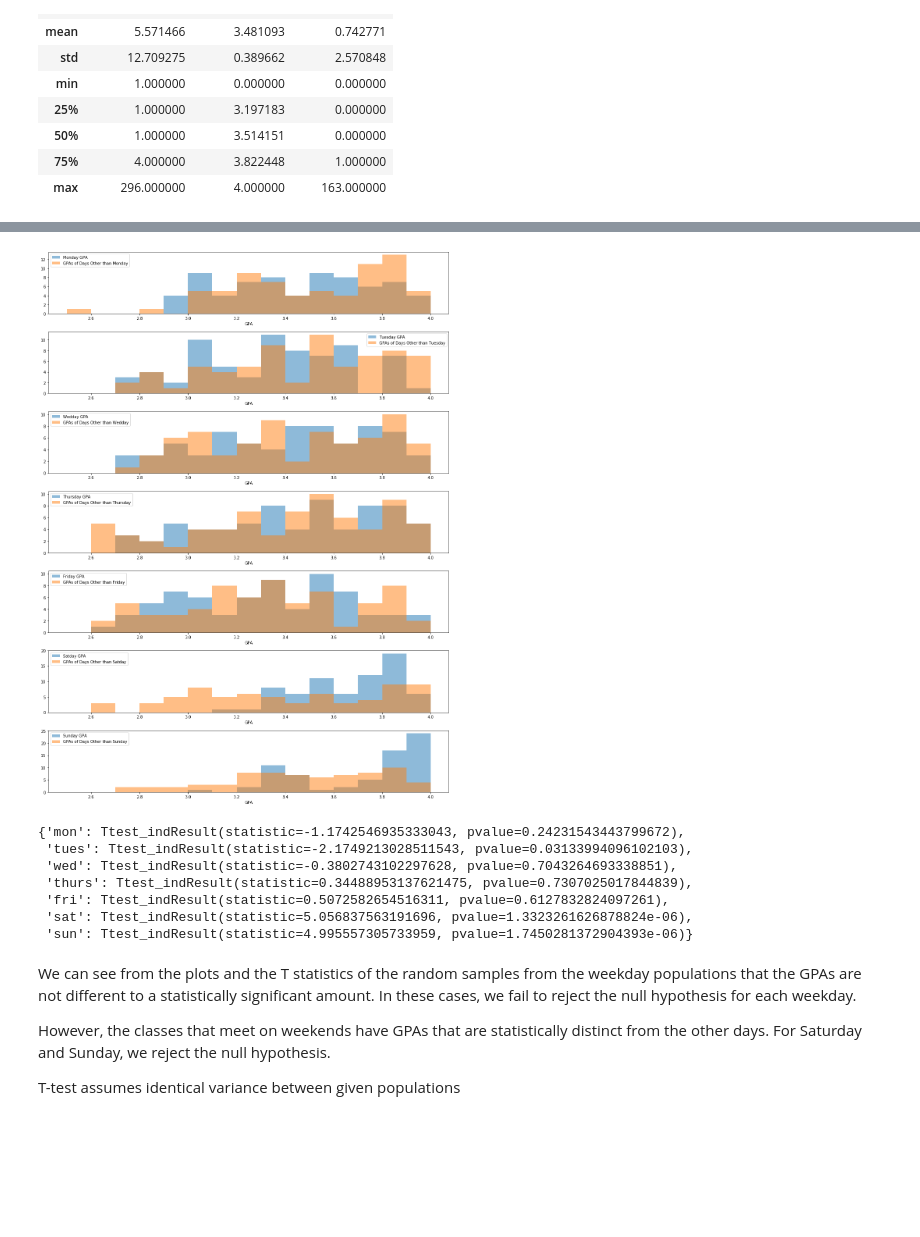
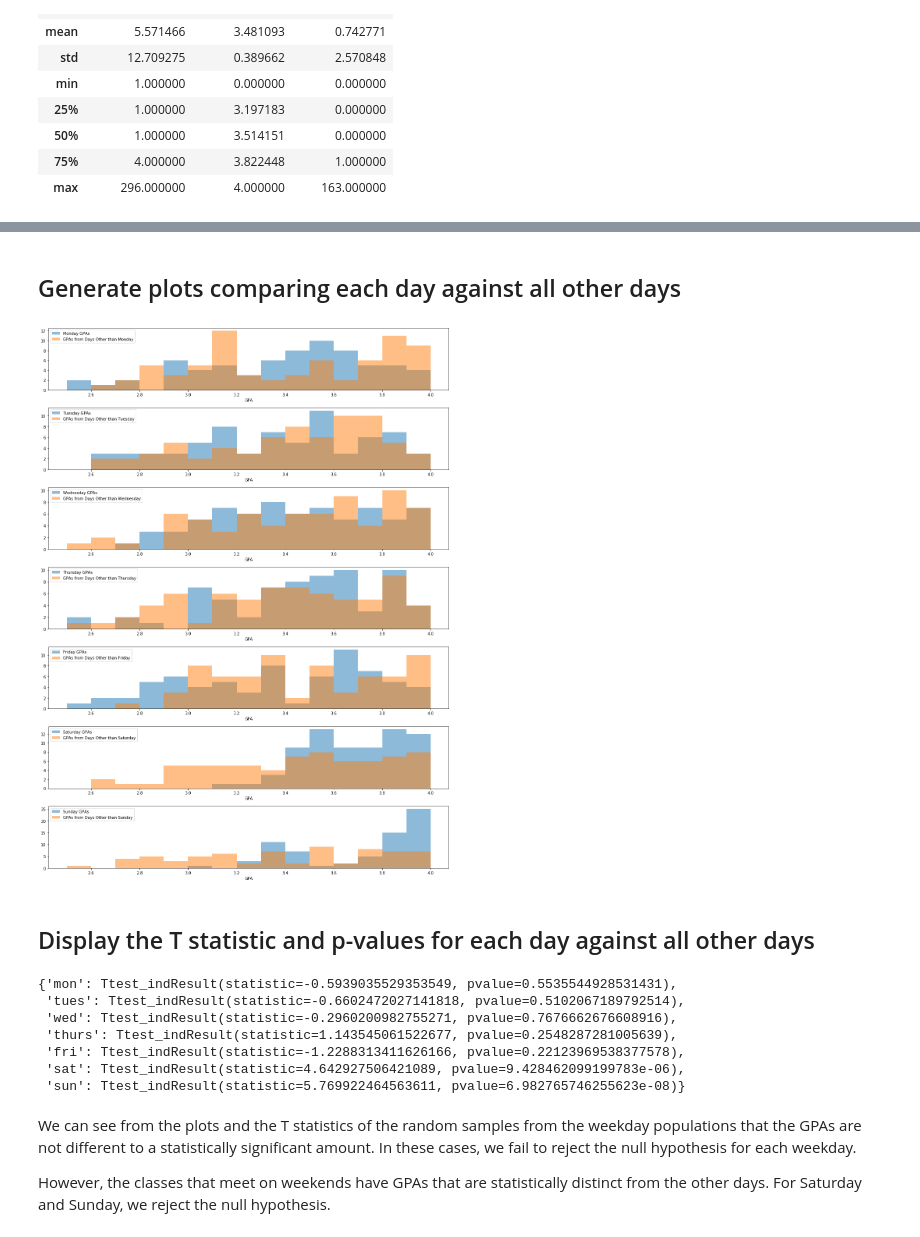
Before and after one commit to allisonhonold/uw_madison_courses_grades, a Jupyter notebook: days_of_week_gpas.ipynb, the cells around one changed output, grey strips where cells are left out. Saved outputs shown, nothing was run; the diff lists cells and outputs as text; code cells hidden in the pictures; blank space fills up the shorter version.

```diff
--- a/days_of_week_gpas.ipynb
+++ b/days_of_week_gpas.ipynb
@@ -69,4 +85,6 @@ for day in days:
     not_day_df = all_days_df.loc[all_days_df[str(day)] != 'true', 'section_gpa']
     not_day_choice = np.random.choice(not_day_df, size=70, replace=False)
     gpas.append({"day": day_choice, "not_day": not_day_choice})
-    p_vals[str(day)] = stats.ttest_ind(day_choice, not_day_choice)
+    p_vals[str(day)] = stats.ttest_ind(day_choice, not_day_choice, equal_var=False)
+# %% [markdown]
+## Generate plots comparing each day against all other days
@@ -73,31 +93,31 @@ for day in days:
 # %%
 fig, ax = plt.subplots(nrows=7, ncols=1, figsize=(15,20))
 
 counter = 0
 
 for row in range(ax.shape[0]):
-    ax[row].hist(gpas[counter]["day"], alpha=0.5, bins=15, range=(2.5, 4.0), label=f'{days[counter].capitalize()}day GPA')
-    ax[row].hist(gpas[counter]["not_day"], alpha=0.5, bins=15, range=(2.5, 4.0), label=f'GPAs of Days Other than {days[counter].capitalize()}day')
+    ax[row].hist(gpas[counter]["day"], alpha=0.5, bins=15, range=(2.5, 4.0), label=f'{full_days[counter]} GPAs')
+    ax[row].hist(gpas[counter]["not_day"], alpha=0.5, bins=15, range=(2.5, 4.0), label=f'GPAs from Days Other than {full_days[counter]}')
     ax[row].legend()
     ax[row].set_xlabel('GPA');
     counter += 1
 
 fig.tight_layout()
 # %% [output]
-[figure, old version]
+[figure, new version]
+# %% [markdown]
+## Display the T statistic and p-values for each day against all other days
 # %%
 p_vals
 # %% [output]
-{'mon': Ttest_indResult(statistic=-1.1742546935333043, pvalue=0.24231543443799672),
- 'tues': Ttest_indResult(statistic=-2.1749213028511543, pvalue=0.03133994096102103),
- 'wed': Ttest_indResult(statistic=-0.3802743102297628, pvalue=0.7043264693338851),
- 'thurs': Ttest_indResult(statistic=0.34488953137621475, pvalue=0.7307025017844839),
- 'fri': Ttest_indResult(statistic=0.5072582654516311, pvalue=0.6127832824097261),
- 'sat': Ttest_indResult(statistic=5.056837563191696, pvalue=1.3323261626878824e-06),
- 'sun': Ttest_indResult(statistic=4.995557305733959, pvalue=1.7450281372904393e-06)}
+{'mon': Ttest_indResult(statistic=-0.5939035529353549, pvalue=0.5535544928531431),
+ 'tues': Ttest_indResult(statistic=-0.6602472027141818, pvalue=0.5102067189792514),
+ 'wed': Ttest_indResult(statistic=-0.2960200982755271, pvalue=0.7676662676608916),
+ 'thurs': Ttest_indResult(statistic=1.143545061522677, pvalue=0.2548287281005639),
+ 'fri': Ttest_indResult(statistic=-1.2288313411626166, pvalue=0.22123969538377578),
+ 'sat': Ttest_indResult(statistic=4.642927506421089, pvalue=9.428462099199783e-06),
+ 'sun': Ttest_indResult(statistic=5.769922464563611, pvalue=6.982765746255623e-08)}
 # %% [markdown]
 We can see from the plots and the T statistics of the random samples from the weekday populations that the GPAs are not different to a statistically significant amount. In these cases, we fail to reject the null hypothesis for each weekday.
 
 However, the classes that meet on weekends have GPAs that are statistically distinct from the other days. For Saturday and Sunday, we reject the null hypothesis.
-
-T-test assumes identical variance between given populations
```
Also changed, not shown: parts of 7 cells of this notebook, 2 other files.
